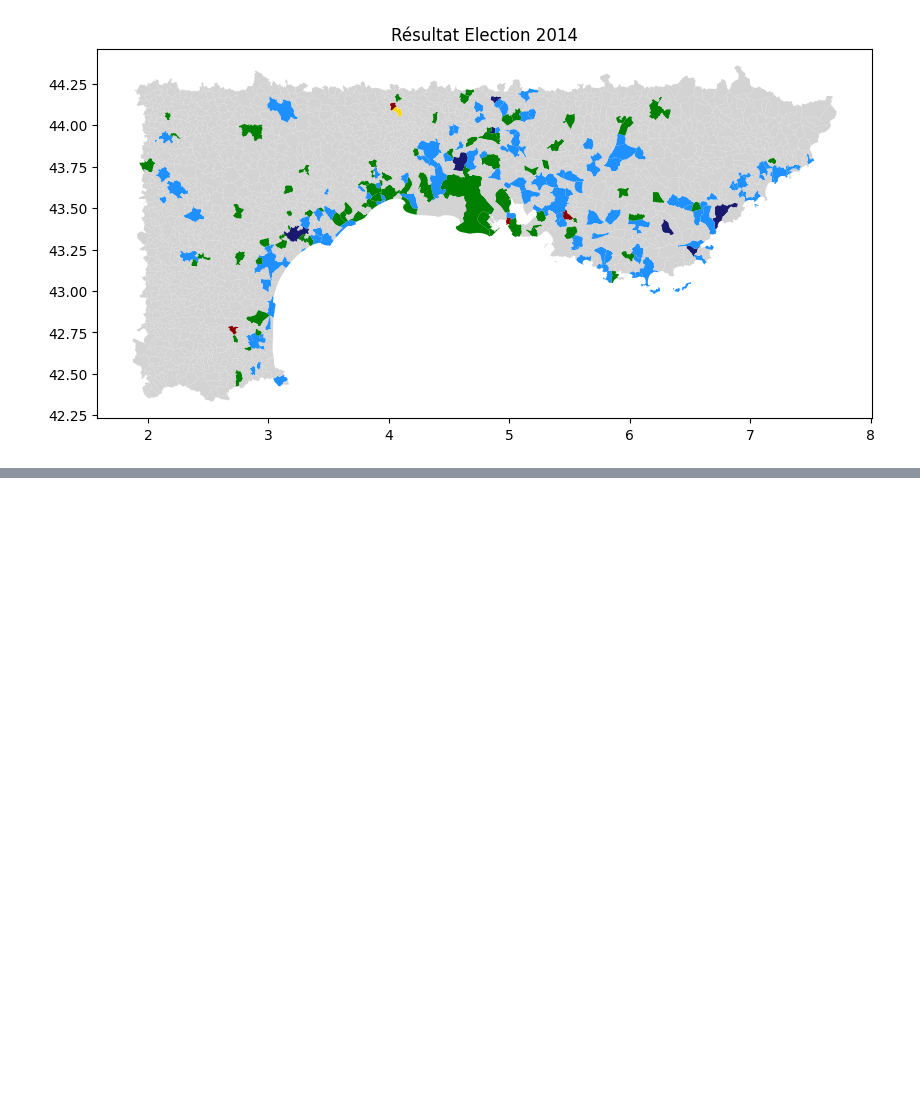
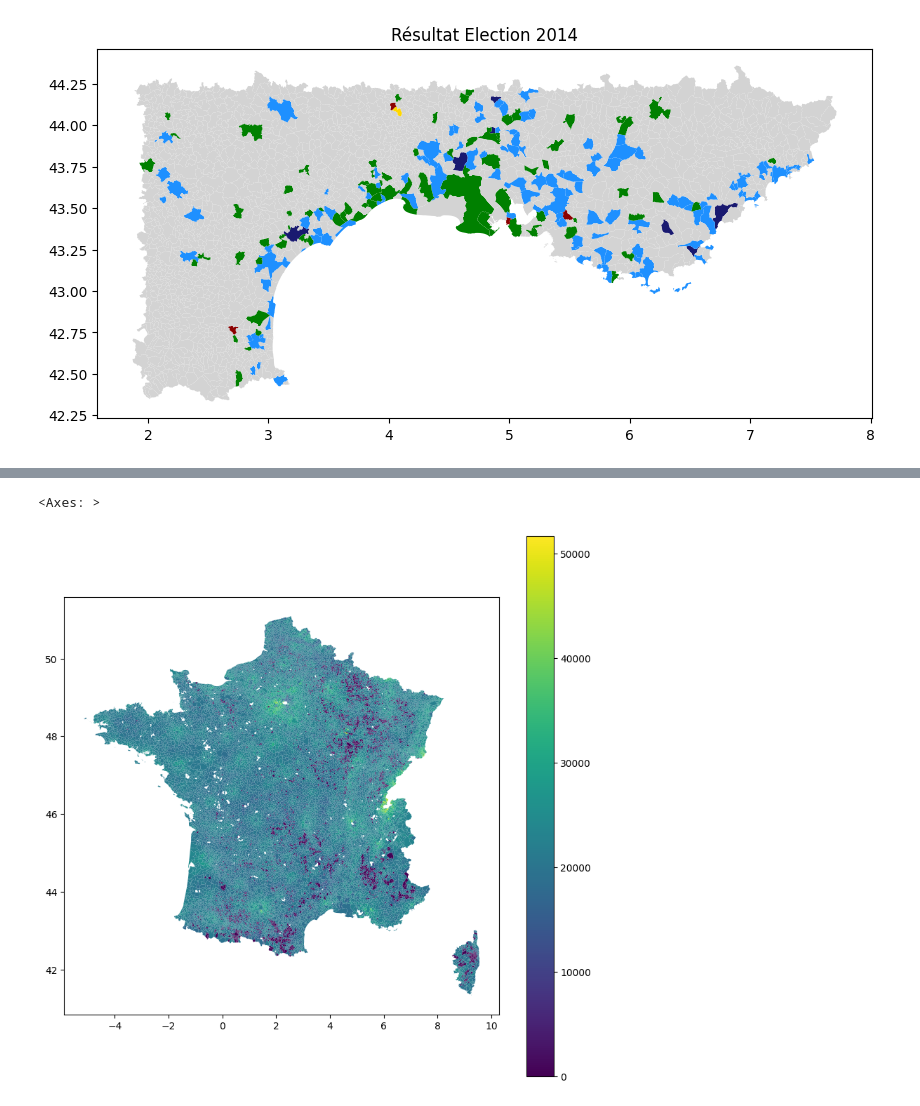
Before and after one commit to romainratajczyk/ENSAE-S1-Python-Project, a Jupyter notebook: Geo representation.ipynb, the cells around one changed output, grey strips where cells are left out. Drawn from its saved outputs; the diff is of its cells as text; code cells hidden in the pictures; blank space fills up the shorter version.

```diff
--- a/Geo representation.ipynb
+++ b/Geo representation.ipynb
@@ -177,0 +217,9 @@ See the caveats in the documentation: https://pandas.pydata.org/pandas-docs/stab
+# %%
+fusion_data["MED19"]= pd.to_numeric(fusion_data.drop(MED19 = "s"))
+carte_med.plot(column="MED19",
+            categorical=False,
+            legend=True,
+            figsize=(10, 10))
+# %% [output]
+<Axes: >
+[figure, added]
```
Also changed, not shown: parts of 7 cells of this notebook.
